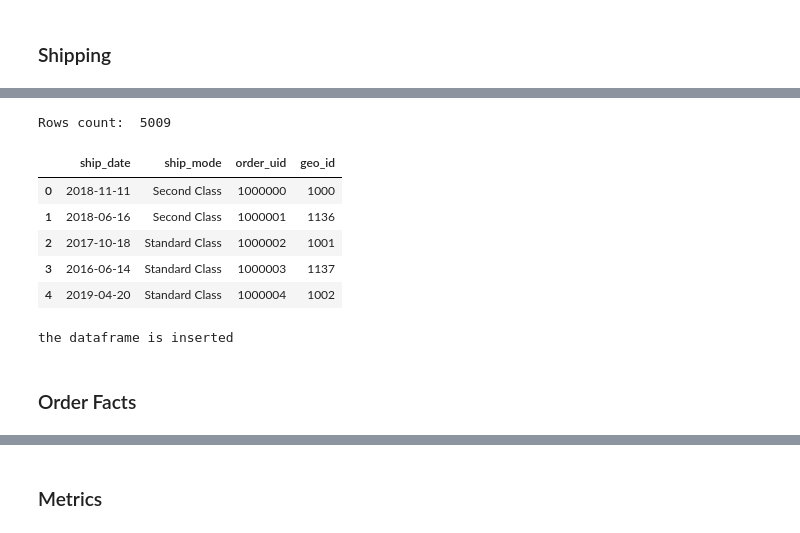
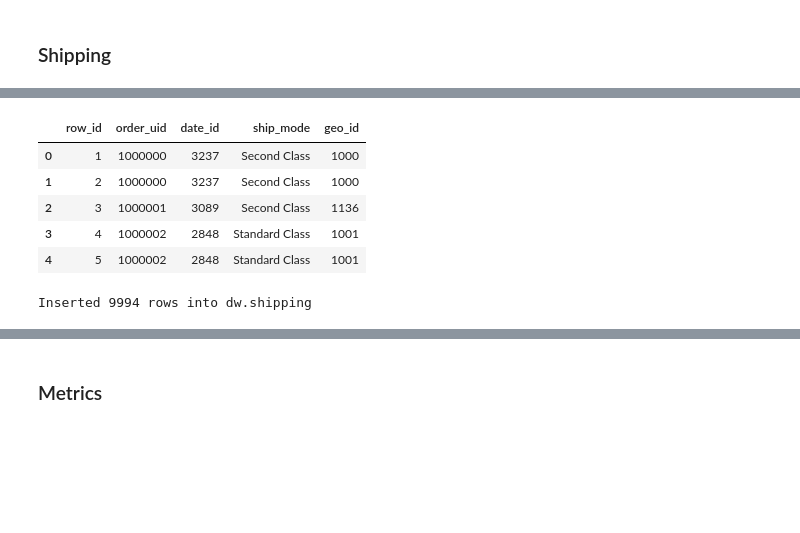
Before and after one commit to IGEremin/DE-101, a Jupyter notebook: Module2/from_excel_to_sql.ipynb, the cells around one changed output, grey strips where cells are left out. Saved outputs shown, nothing was run; the diff lists cells and outputs as text; code cells hidden in the pictures; blank space fills up the shorter version.

```diff
--- a/Module2/from_excel_to_sql.ipynb
+++ b/Module2/from_excel_to_sql.ipynb
@@ -199,3 +200,6 @@ Rows count:  5009
 | 3 | US-2017-108966 | 2017-10-11 |
 | 5 | CA-2016-115812 | 2016-06-09 |
 | 12 | CA-2019-114412 | 2019-04-15 |
+# %%
+date_df = select_from_table('dw.calendar', ['date_id', 'date'], conn)
+date_df['date'] = pd.to_datetime(date_df['date'])
@@ -227,23 +261,17 @@ geo_df = select_from_table('dw.geography', ['geo_id', 'state', 'city', 'postal_c
-# %%
-shipping = shipping.merge(ord_df, on=['order_id', 'order_date'], how='left')
-shipping = shipping.merge(geo_df, on=['state', 'city', 'postal_code'], how='left')
-shipping = shipping[shipping.columns.drop(['order_id', 'order_date', 'state', 'city', 'postal_code'])]
-print("Rows count: ", len(shipping))
-counts['dw.shipping'] = len(shipping)
-shipping.head()
-# %% [output]
-Rows count:  5009
-|  | ship_date | ship_mode | order_uid | geo_id |
-| 0 | 2018-11-11 | Second Class | 1000000 | 1000 |
-| 1 | 2018-06-16 | Second Class | 1000001 | 1136 |
-| 2 | 2017-10-18 | Standard Class | 1000002 | 1001 |
-| 3 | 2016-06-14 | Standard Class | 1000003 | 1137 |
-| 4 | 2019-04-20 | Standard Class | 1000004 | 1002 |
+# %%
+shipping = shipping.merge(date_df, left_on='ship_date', right_on='date', how='left')
+# %%
+geo_df = select_from_table('dw.geography', ['geo_id', 'state', 'city', 'postal_code'], conn)
+shipping = shipping.merge(geo_df, on=['state', 'city', 'postal_code'], how='left')[['row_id', 'date_id', 'ship_mode', 'geo_id']]
+shipping.head()
+# %% [output]
+|  | row_id | order_uid | date_id | ship_mode | geo_id |
+| 0 | 1 | 1000000 | 3237 | Second Class | 1000 |
+| 1 | 2 | 1000000 | 3237 | Second Class | 1000 |
+| 2 | 3 | 1000001 | 3089 | Second Class | 1136 |
+| 3 | 4 | 1000002 | 2848 | Standard Class | 1001 |
+| 4 | 5 | 1000002 | 2848 | Standard Class | 1001 |
 # %%
-start = time.time()
 insert_into_table('dw.shipping', shipping, conn)
-times['dw.shipping'] = time.time() - start
 # %% [output]
-the dataframe is inserted
+Inserted 9994 rows into dw.shipping
-# %% [markdown]
-### Order Facts
```
Also changed, not shown: parts of 48 cells of this notebook, 2 other files.
